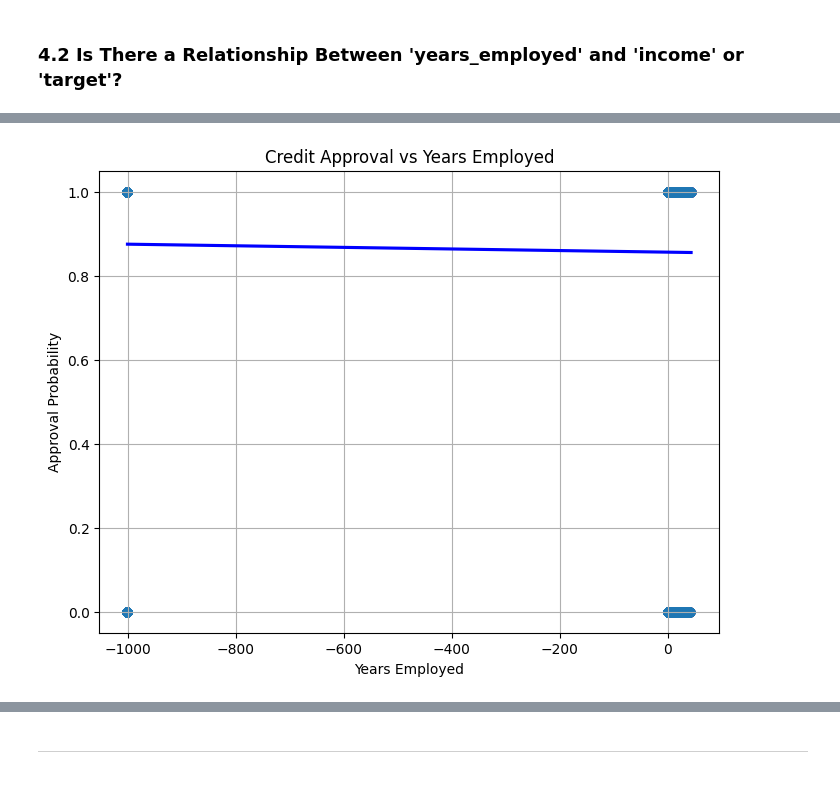
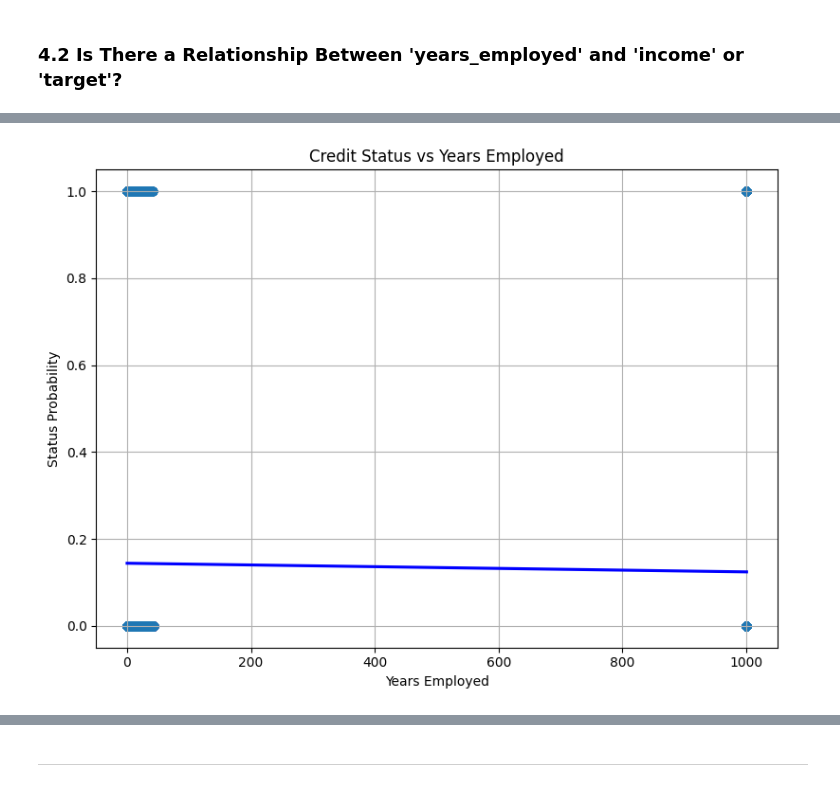
Before and after one commit to yonathanggraiwan/p2-final-project-ftds-028-hck-group-001, a Jupyter notebook: EDA.ipynb, the cells around one changed output, grey strips where cells are left out. Drawn from its saved outputs; the diff is of its cells as text; code cells hidden in the pictures.

```diff
--- a/EDA.ipynb
+++ b/EDA.ipynb
@@ -563,9 +581,3 @@ Text(0, 0.5, 'Count')
 # %% [markdown]
 ### 4.2 Is There a Relationship Between 'years_employed' and 'income' or 'target'?
-# %%
-# Konversi days_employed ke years_employed
-data['years_employed'] = -(data['days_employed'] / 365)
-
-# Pastikan credit_approval sudah jadi numerik
-data['credit_approval'] = data['credit_approval'].map({'Yes': 1, 'No': 0})
 # %%
@@ -580,9 +610,17 @@ plt.grid(True)
 # %%
 plt.figure(figsize=(8, 6))
-sns.regplot(data=data, x='years_employed', y='credit_approval', logistic=False, scatter_kws={'alpha':0.4}, line_kws={'color':'blue'})
-plt.title('Credit Approval vs Years Employed')
+sns.regplot(
+    x=abs(data['days_employed'] / 365),  # use duration of employment in years, made positive
+    y=data['credit_status'].map({'Good Credit': 0, 'NPL': 1}),  # map categories to binary values directly
+    logistic=False,
+    scatter_kws={'alpha': 0.4},
+    line_kws={'color': 'blue'}
+)
+plt.title('Credit Status vs Years Employed')
 plt.xlabel('Years Employed')
-plt.ylabel('Approval Probability')
+plt.ylabel('Status Probability')
 plt.grid(True)
+plt.tight_layout()
+plt.show()
 # %% [output]
-[figure, old version]
+[figure, new version]
```
Also changed, not shown: parts of 33 cells of this notebook, 1 other file.
